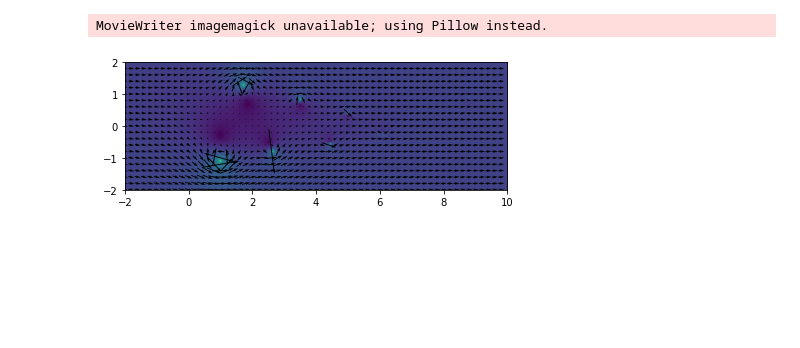
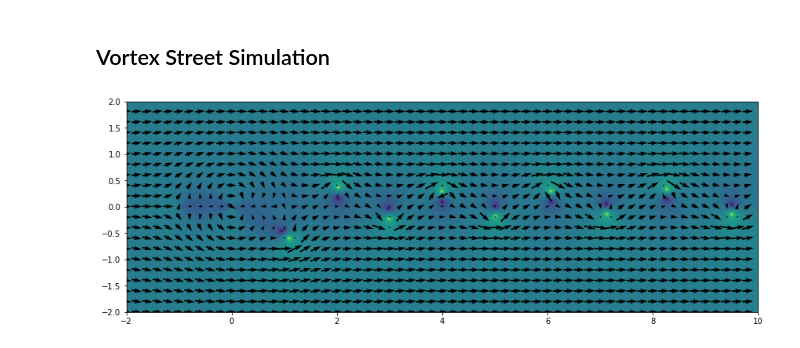
Before and after one commit to NiallOswald/Python-Vortex-Sim, a Jupyter notebook: Vortex Sim Notebook.ipynb, the cells around one changed output. Cells and saved outputs as stored; diff of their text form; code cells hidden in the pictures; blank space fills up the shorter version.

```diff
--- a/Vortex Sim Notebook.ipynb
+++ b/Vortex Sim Notebook.ipynb
@@ -22,11 +13,22 @@ underlying_velocity = (dxdtf, dydtf)
+# %% [markdown]
+## Vortex Street Simulation
+# %%
+c = 4
+f = lambda x, y: np.sqrt(((x**2 + y**2)**2 - x**2 + y**2)**2 + 4*(x**2)*(y**2))
+dxdtf = lambda x, y: c*((x**2 + y**2)**2 - x**2 + y**2)/f(x, y) + 2
+dydtf = lambda x, y: -c*(2*x*y)/f(x, y)
+
+#dxdtf = lambda x, y: c
+#dydtf = lambda x, y: 0
+
+underlying_velocity = (dxdtf, dydtf)
 # %%
-generation_points = ((0, 1), (0, -1))
+generation_points = ((0.1, 1), (0.1, -1))
 # %%
-period = 50
+period = 40
 # %%
-sim = VortexStreet(generation_points, period, underlying_velocity, damping = 0.01, dimensions = ((-2, -2), (10, 2)))
+sim2 = VortexStreet(generation_points, period, underlying_velocity, dimensions = ((-2, -2), (10, 2)), circulation = 2*np.pi)
 # %%
-sim.save_sim(frames = 400, interval = 50, delta = 0.025)
+sim2.save_sim(frames = 400, delta = 0.005, threshold = 10.0, gifdim = (12, 6))
 # %% [output]
-MovieWriter imagemagick unavailable; using Pillow instead.
-[figure, old version]
+[figure, new version]
```
Also changed, not shown: parts of 7 cells of this notebook.
